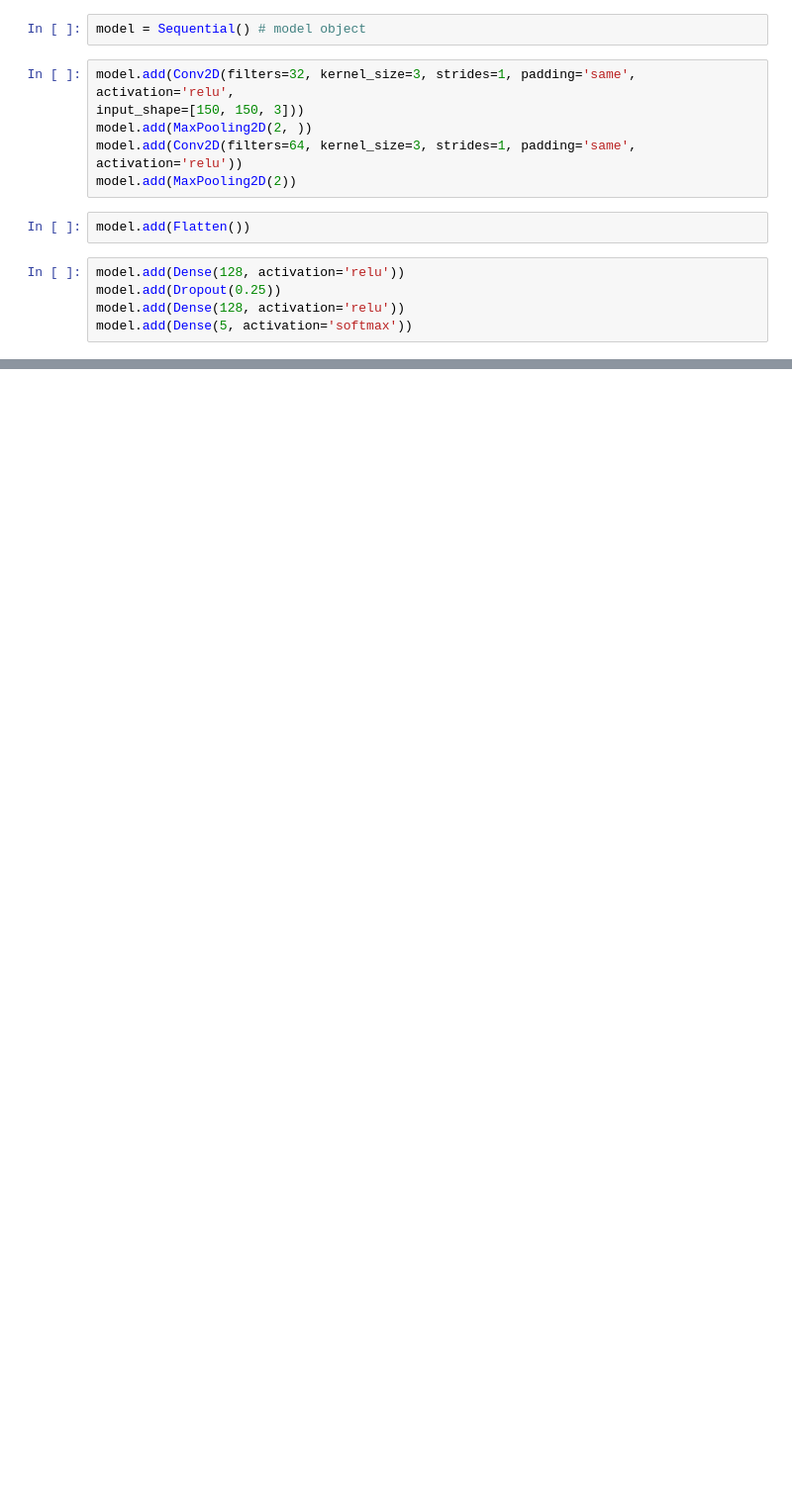
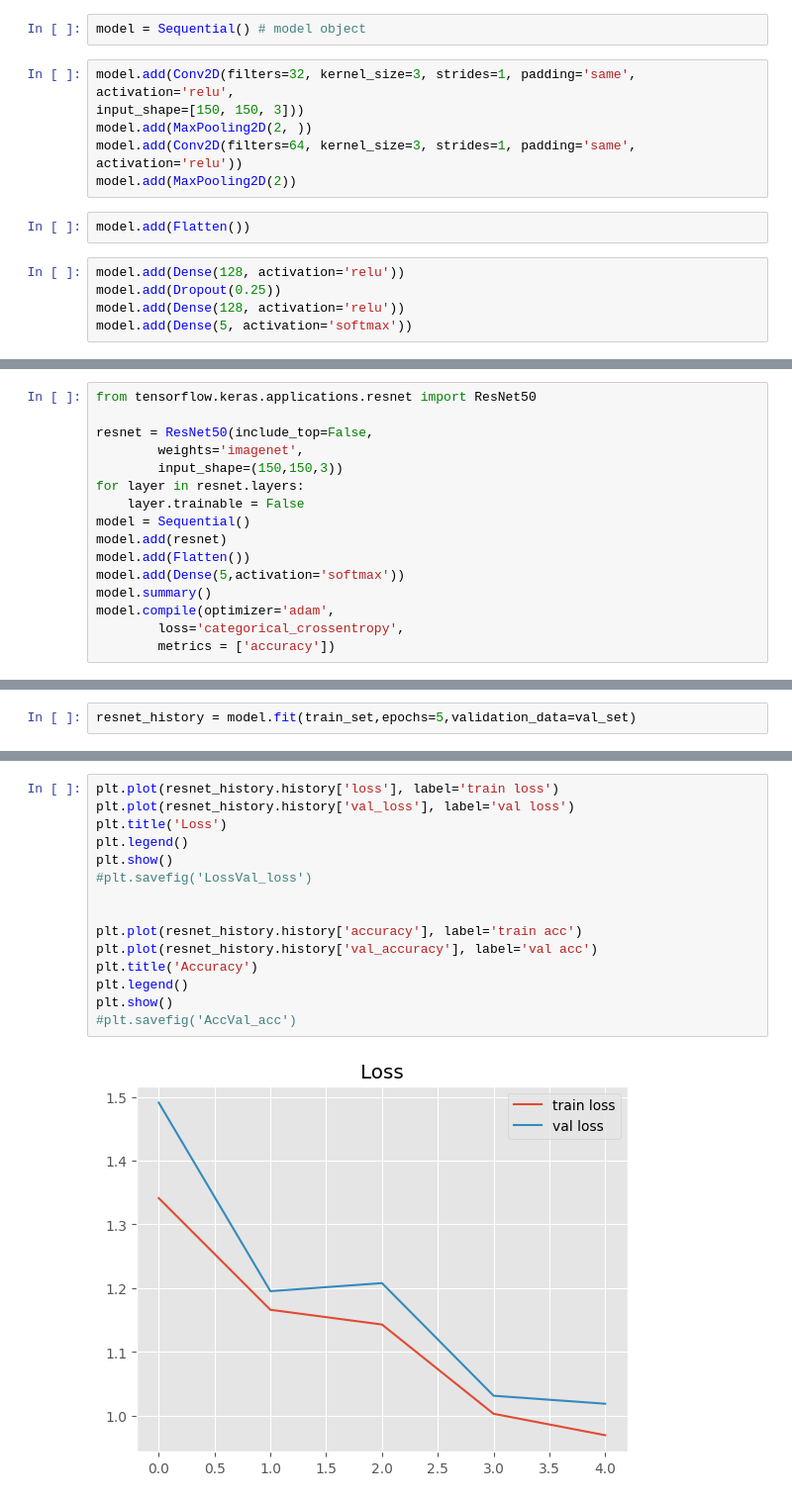
Before and after one commit to PabloSMD/FloraNativaChilenaCNN, a Jupyter notebook: CNN Flores.ipynb, the cells around one changed output, grey strips where cells are left out. Shown: that part at 99% size. Drawn from its saved outputs; the diff is of its cells as text; blank space fills up the shorter version.

```diff
--- a/CNN Flores.ipynb
+++ b/CNN Flores.ipynb
@@ -197,0 +236,16 @@ generate_predictions(test_image_path, actual_label='Añañuca')
+# %%
+from tensorflow.keras.applications.resnet import ResNet50
+
+resnet = ResNet50(include_top=False,
+        weights='imagenet',
+        input_shape=(150,150,3))
+for layer in resnet.layers:
+    layer.trainable = False
+model = Sequential()
+model.add(resnet)
+model.add(Flatten())
+model.add(Dense(5,activation='softmax'))
+model.summary()
+model.compile(optimizer='adam',
+        loss='categorical_crossentropy',
+        metrics = ['accuracy'])
@@ -197,0 +268,2 @@ generate_predictions(test_image_path, actual_label='Añañuca')
+# %%
+resnet_history = model.fit(train_set,epochs=5,validation_data=val_set)
@@ -197,0 +281,17 @@ generate_predictions(test_image_path, actual_label='Añañuca')
+# %%
+plt.plot(resnet_history.history['loss'], label='train loss')
+plt.plot(resnet_history.history['val_loss'], label='val loss')
+plt.title('Loss')
+plt.legend()
+plt.show()
+#plt.savefig('LossVal_loss')
+
+
+plt.plot(resnet_history.history['accuracy'], label='train acc')
+plt.plot(resnet_history.history['val_accuracy'], label='val acc')
+plt.title('Accuracy')
+plt.legend()
+plt.show()
+#plt.savefig('AccVal_acc')
+# %% [output]
+[figure, added]
```
Also changed, not shown: parts of 19 cells of this notebook, 1 other file.
